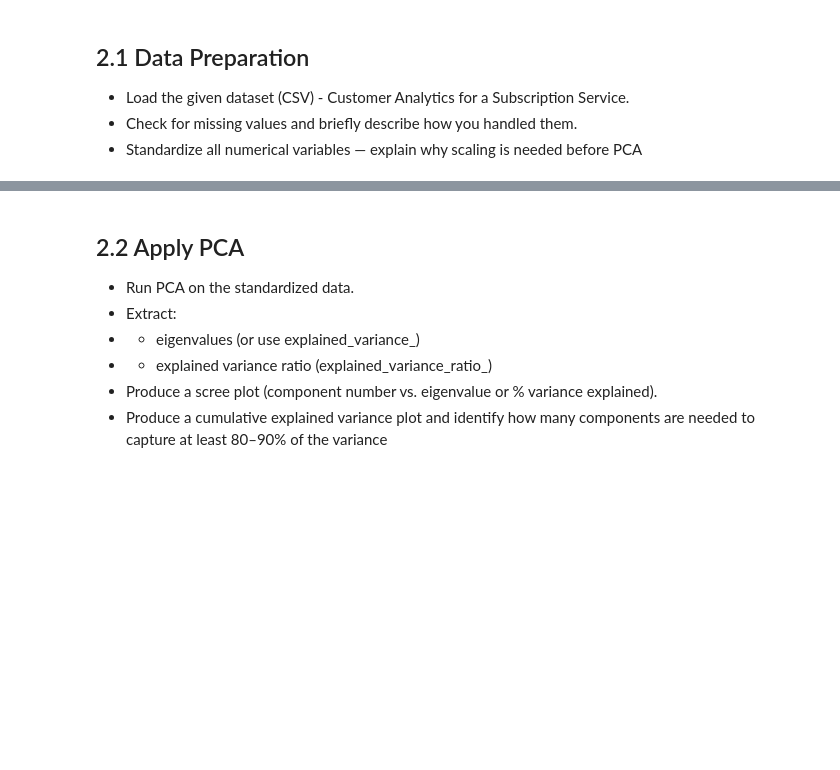
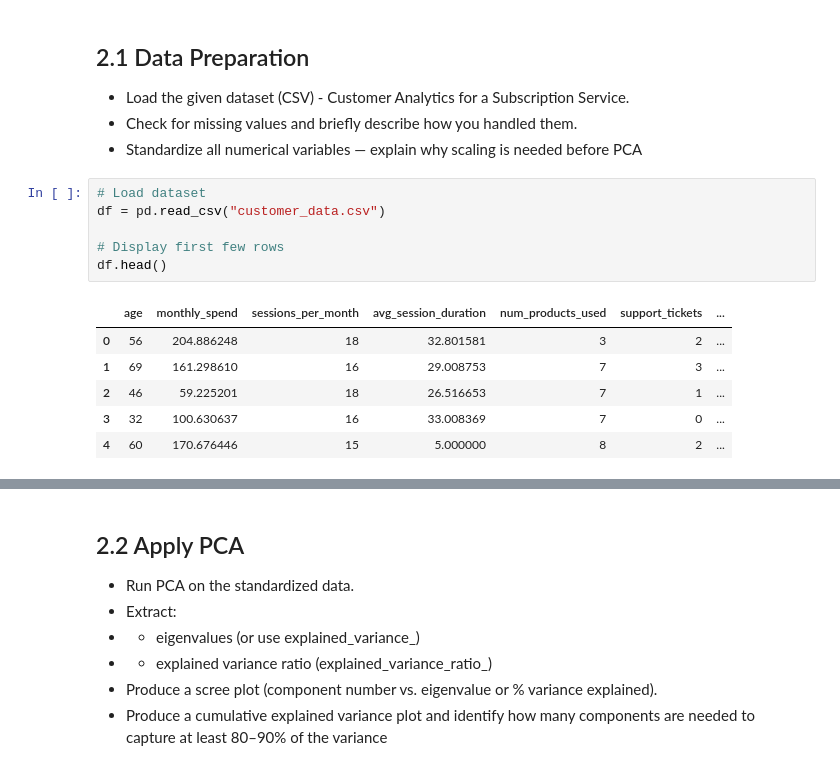
Before and after one commit to decodemarines/DA-2025, a Jupyter notebook: quiz2.ipynb, the cells around one changed output, grey strips where cells are left out. Cells and saved outputs as stored; diff of their text form; blank space fills up the shorter version.

```diff
--- a/quiz2.ipynb
+++ b/quiz2.ipynb
@@ -206,3 +206,16 @@ Laptop B obviously is the best in performance, as it has the most median sales (
 - Load the given dataset (CSV) - Customer Analytics for a Subscription Service.
 - Check for missing values and briefly describe how you handled them.
 - Standardize all numerical variables — explain why scaling is needed before PCA
+# %%
+# Load dataset
+df = pd.read_csv("customer_data.csv")
+
+# Display first few rows
+df.head()
+# %% [output]
+|  | age | monthly_spend | sessions_per_month | avg_session_duration | num_products_used | support_tickets | ... |
+| 0 | 56 | 204.886248 | 18 | 32.801581 | 3 | 2 | ... |
+| 1 | 69 | 161.298610 | 16 | 29.008753 | 7 | 3 | ... |
+| 2 | 46 | 59.225201 | 18 | 26.516653 | 7 | 1 | ... |
+| 3 | 32 | 100.630637 | 16 | 33.008369 | 7 | 0 | ... |
+| 4 | 60 | 170.676446 | 15 | 5.000000 | 8 | 2 | ... |
```
Also changed, not shown: parts of 9 cells of this notebook.
